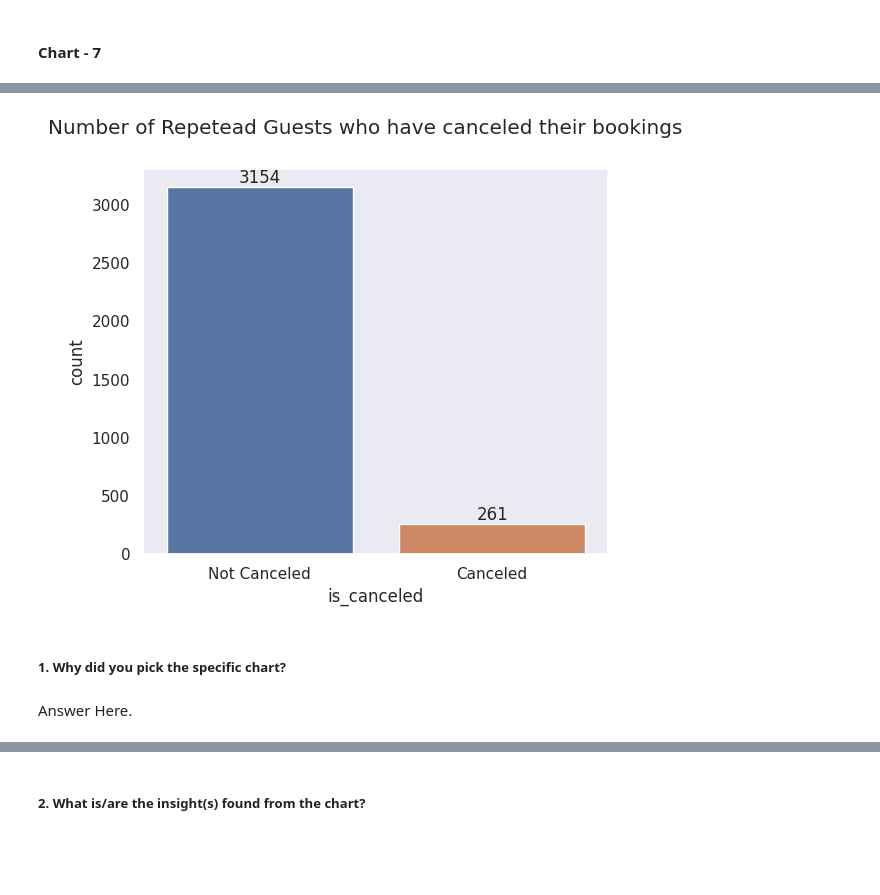
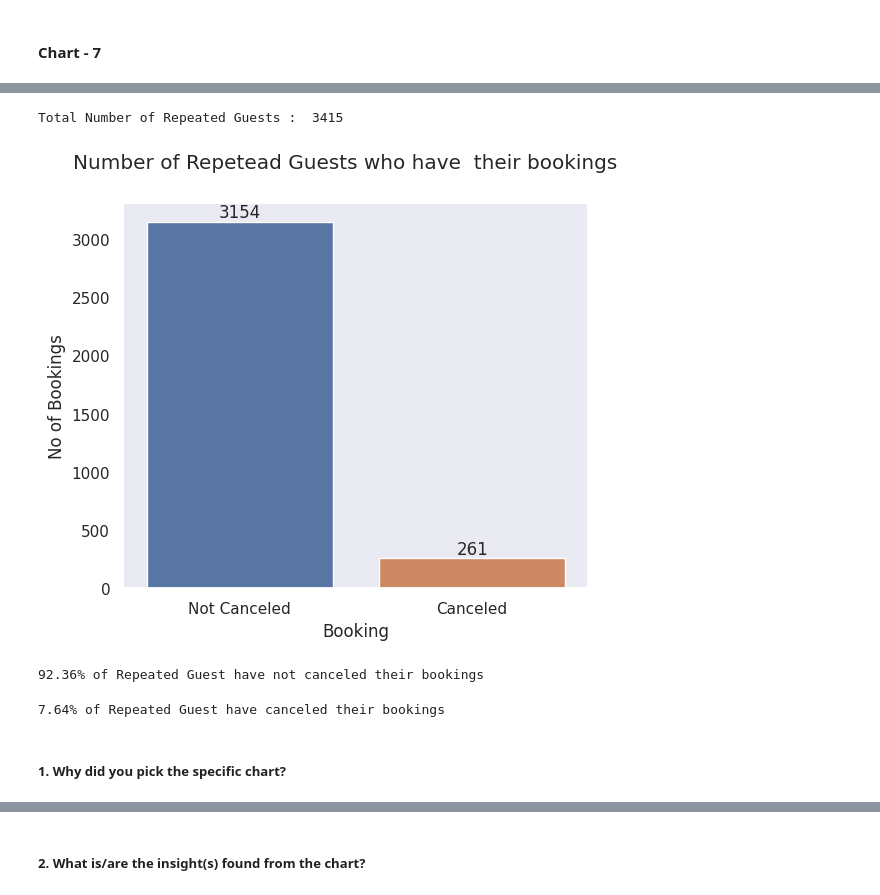
Before and after one commit to Bhushan0097/01.-CAPSTONE-PROJECT----Hotel-Bookings.csv, a Jupyter notebook: 01_Capstone_Project_EDA_HotelBooking.ipynb, the cells around one changed output, grey strips where cells are left out. Saved outputs shown, nothing was run; the diff lists cells and outputs as text; code cells hidden in the pictures; blank space fills up the shorter version.

```diff
--- a/01_Capstone_Project_EDA_HotelBooking.ipynb
+++ b/01_Capstone_Project_EDA_HotelBooking.ipynb
@@ -759,5 +762,3 @@ print(countries_name_dict)
 # As checked on Internet CN  is country code for China and TMP for East Timor
 countries_name_dict['CN'] = 'China'
 countries_name_dict['TMP'] = 'East Timor'
-# %%
-hotel_data2['country_name'] = hotel_data2['country'].apply(lambda x : countries_name_dict.get(x))
@@ -1795,2 +1794,4 @@ Answer Here
 # %%
 data_Yes =hotel_data2[hotel_data2['is_repeated_guest'] == 'Yes']
+data_Yes.reset_index(drop= True, inplace =True)
+data_Yes[['is_repeated_guest','is_canceled']]
@@ -1797,15 +1812,25 @@ data_Yes =hotel_data2[hotel_data2['is_repeated_guest'] == 'Yes']
+# %%
+print('Total Number of Repeated Guests : ',data_Yes['is_repeated_guest'].count() )
+# %% [output]
+Total Number of Repeated Guests :  3415
 # %%
 # Chart - 7 visualization code
 
 sns.set_style("dark")
 
 fig, ax = plt.subplots(figsize=(6, 5))
 
-fig.suptitle('Number of Repetead Guests who have canceled their bookings ')
+fig.suptitle('Number of Repetead Guests who have  their bookings ')
 canceled = sns.countplot(data = data_Yes, x = 'is_canceled' )
 
 
 for container in canceled.containers:
     canceled.bar_label(container)
+
+
+canceled.set_xlabel("Booking")
+canceled.set_ylabel("No of Bookings")
+
+plt.show()
 # %% [output]
-[figure, old version]
+[figure, new version]
@@ -1812,4 +1840,14 @@ for container in canceled.containers:
+# %%
+Not_Canceled_count = (Not_Canceled['is_canceled'].count()/data_Yes['is_repeated_guest'].count()) *100
+Not_Canceled_count = '{:.2f}'.format(Not_Canceled_count)
+print(f'{Not_Canceled_count}% of Repeated Guest have not canceled their bookings ',)
+# %% [output]
+92.36% of Repeated Guest have not canceled their bookings
+# %%
+Canceled_count = (Canceled['is_canceled'].count()/data_Yes['is_repeated_guest'].count()) *100
+Canceled_count = '{:.2f}'.format(Canceled_count)
+print(f'{Canceled_count}% of Repeated Guest have canceled their bookings ',)
+# %% [output]
+7.64% of Repeated Guest have canceled their bookings
 # %% [markdown]
 ##### 1. Why did you pick the specific chart?
-# %% [markdown]
-Answer Here.
```
Also changed, not shown: parts of 23 cells of this notebook.
